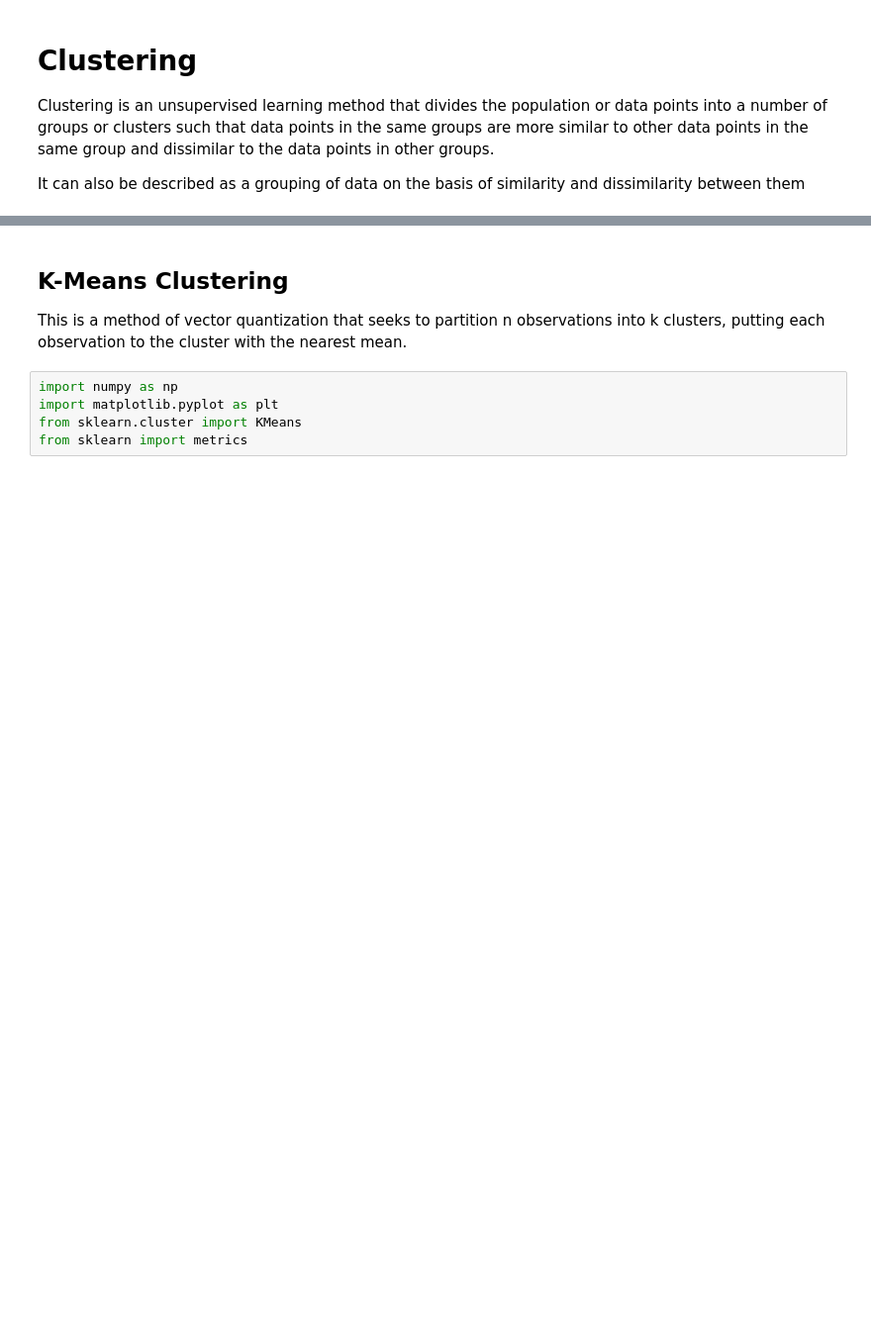
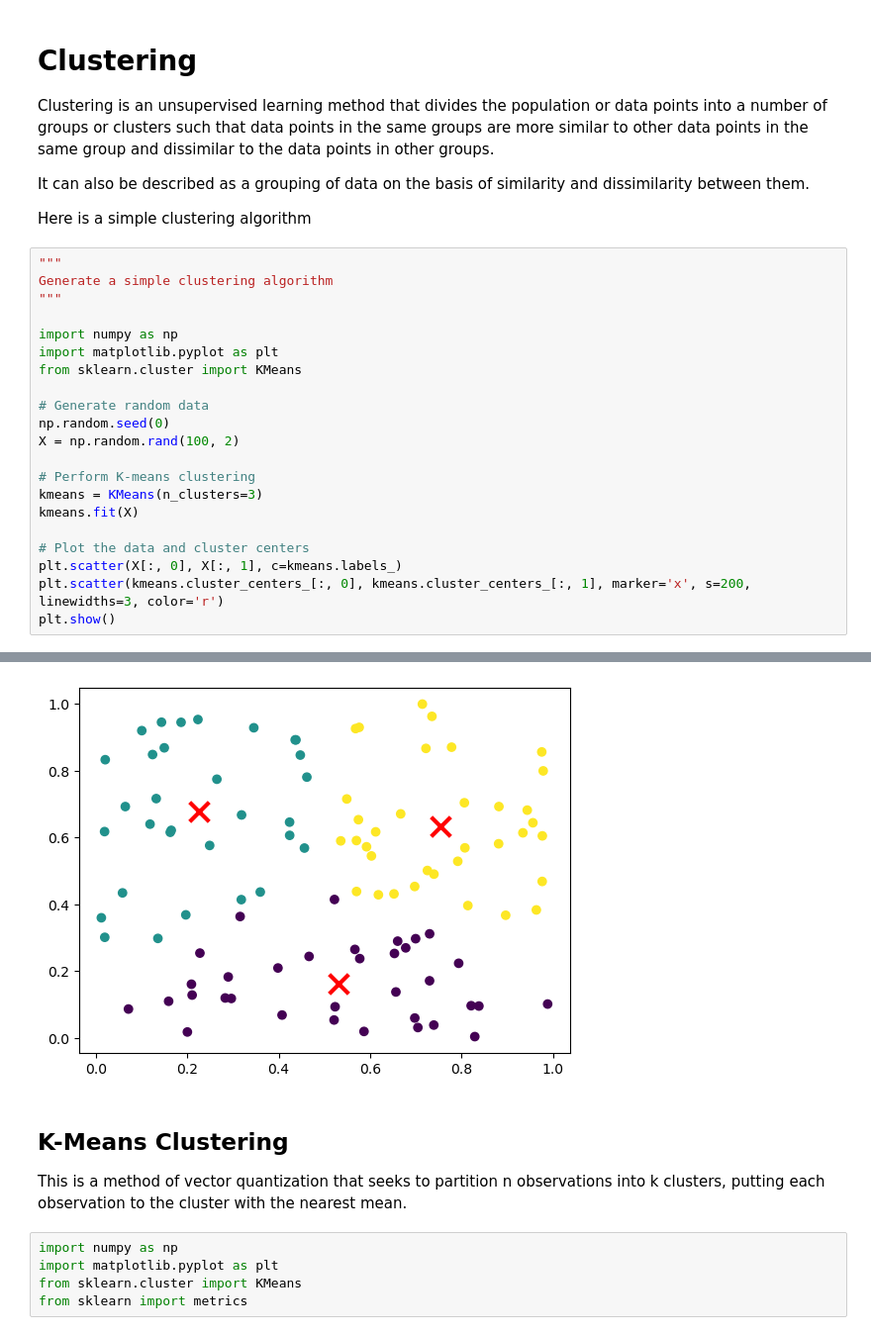
Before and after one commit to johnmoses/zero-to-hero-python-ai, a Jupyter notebook: Clustering/intro.ipynb, the cells around one changed output, grey strips where cells are left out. Shown at 99% size. Cells and saved outputs as stored; diff of their text form; blank space fills up the shorter version.

```diff
--- a/Clustering/intro.ipynb
+++ b/Clustering/intro.ipynb
@@ -3,4 +3,28 @@
 
 Clustering is an unsupervised learning method that divides the population or data points into a number of groups or clusters such that data points in the same groups are more similar to other data points in the same group and dissimilar to the data points in other groups.
 
-It can also be described as a grouping of data on the basis of similarity and dissimilarity between them
+It can also be described as a grouping of data on the basis of similarity and dissimilarity between them.
+
+Here is a simple clustering algorithm
+# %%
+"""
+Generate a simple clustering algorithm
+"""
+
+import numpy as np
+import matplotlib.pyplot as plt
+from sklearn.cluster import KMeans
+
+# Generate random data
+np.random.seed(0)
+X = np.random.rand(100, 2)
+
+# Perform K-means clustering
+kmeans = KMeans(n_clusters=3)
+kmeans.fit(X)
+
+# Plot the data and cluster centers
+plt.scatter(X[:, 0], X[:, 1], c=kmeans.labels_)
+plt.scatter(kmeans.cluster_centers_[:, 0], kmeans.cluster_centers_[:, 1], marker='x', s=200, linewidths=3, color='r')
+plt.show()
+# %% [output]
@@ -7,3 +32,4 @@ It can also be described as a grouping of data on the basis of similarity and di
+[figure, added]
 # %% [markdown]
 ## K-Means Clustering
 
```
Also changed, not shown: parts of 1 cell of this notebook, 3 other files.
